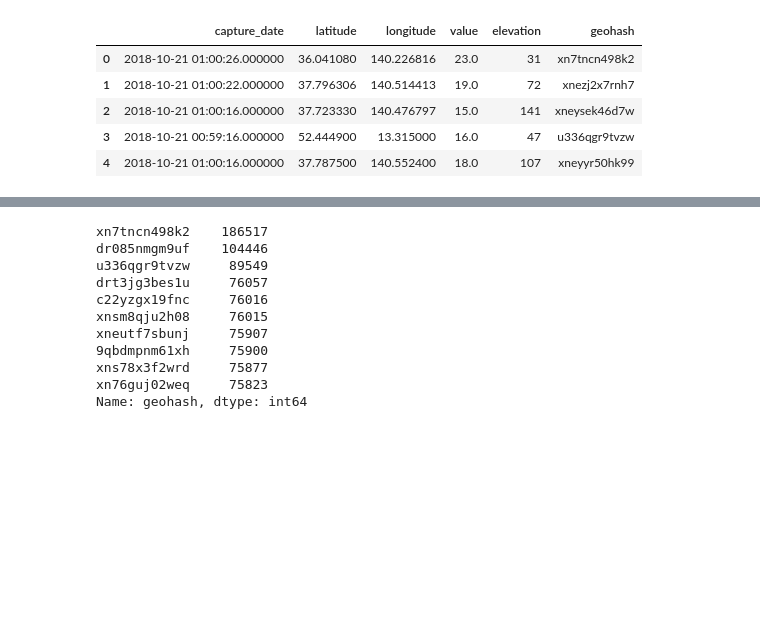
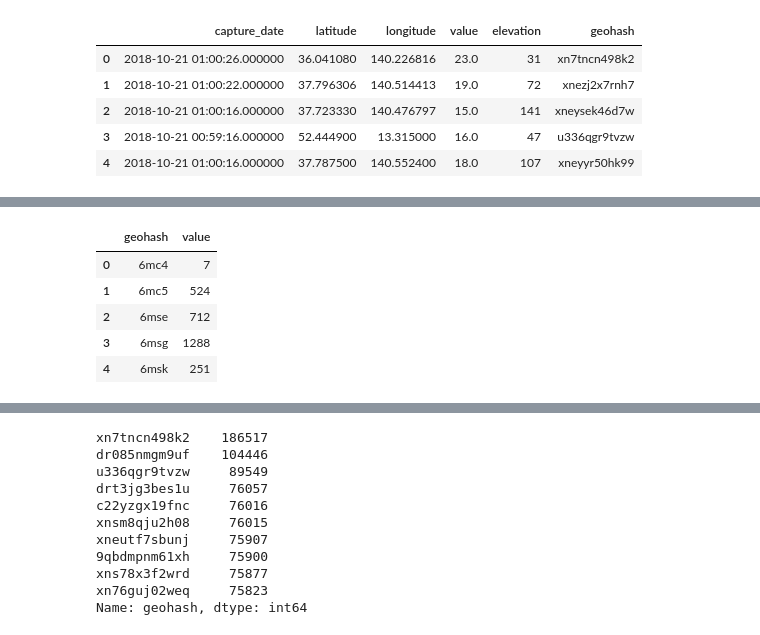
Before and after one commit to PPitson/safecast-data-analysis, a Jupyter notebook: 04-heatmap.ipynb, the cells around one changed output, grey strips where cells are left out. Drawn from its saved outputs; the diff is of its cells as text; code cells hidden in the pictures; blank space fills up the shorter version.

```diff
--- a/04-heatmap.ipynb
+++ b/04-heatmap.ipynb
@@ -54,0 +60,10 @@ df.head()
+# %%
+counts_in_geohash = df[["geohash4", "value"]].groupby("geohash4").count().reset_index().rename(index=str, columns={"geohash4": "geohash"})
+counts_in_geohash.head()
+# %% [output]
+|  | geohash | value |
+| 0 | 6mc4 | 7 |
+| 1 | 6mc5 | 524 |
+| 2 | 6mse | 712 |
+| 3 | 6msg | 1288 |
+| 4 | 6msk | 251 |
```
Also changed, not shown: parts of 23 cells of this notebook, 3 other files.
